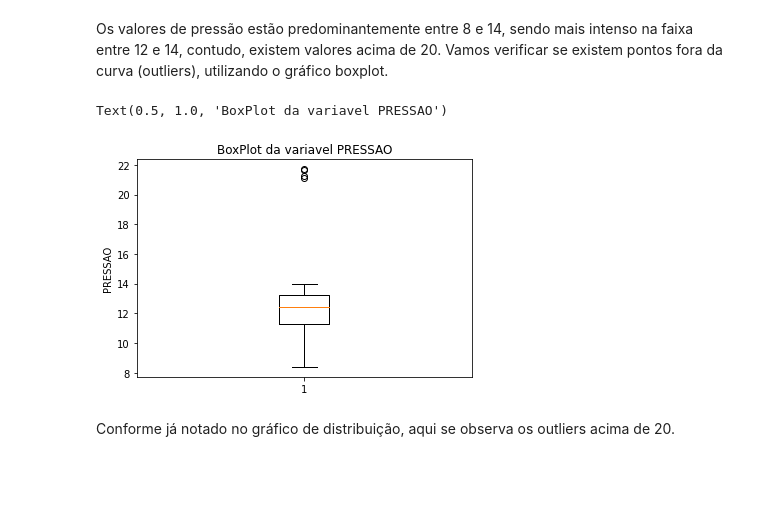
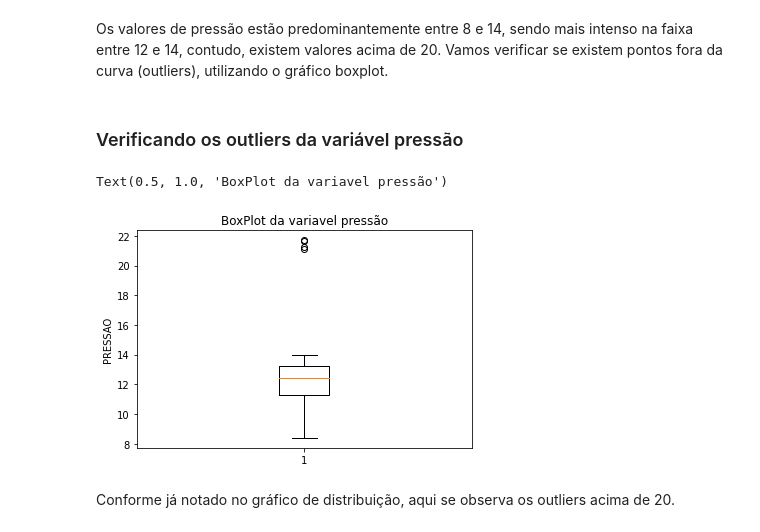
Before and after one commit to vsvasconcelos/residencia, a Jupyter notebook: aula13.ipynb, the cells around one changed output. Cells and saved outputs as stored; diff of their text form; code cells hidden in the pictures; blank space fills up the shorter version.

```diff
--- a/aula13.ipynb
+++ b/aula13.ipynb
@@ -215,14 +258,16 @@ Text(0.5, 1.0, 'Distribuicao do pressão')
 [figure]
 # %% [markdown]
 Os valores de pressão estão predominantemente entre 8 e 14, sendo mais intenso na faixa entre 12 e 14, contudo, existem valores acima de 20. Vamos verificar se existem pontos fora da curva (outliers), utilizando o gráfico boxplot.
+# %% [markdown]
+### Verificando os outliers da variável pressão
 # %%
 # Imprimindo um boxplot da pressão
 plt.boxplot([dadosRawDFIndexDia.PRESSAO])
 plt.ylabel("PRESSAO")
-plt.title('BoxPlot da variavel PRESSAO')
+plt.title('BoxPlot da variavel pressão')
 # %% [output]
-Text(0.5, 1.0, 'BoxPlot da variavel PRESSAO')
+Text(0.5, 1.0, 'BoxPlot da variavel pressão')
-[figure, old version]
+[figure, new version]
 # %% [markdown]
 Conforme já notado no gráfico de distribuição, aqui se observa os outliers acima de 20.
 # %%
```
Also changed, not shown: parts of 86 cells of this notebook.
